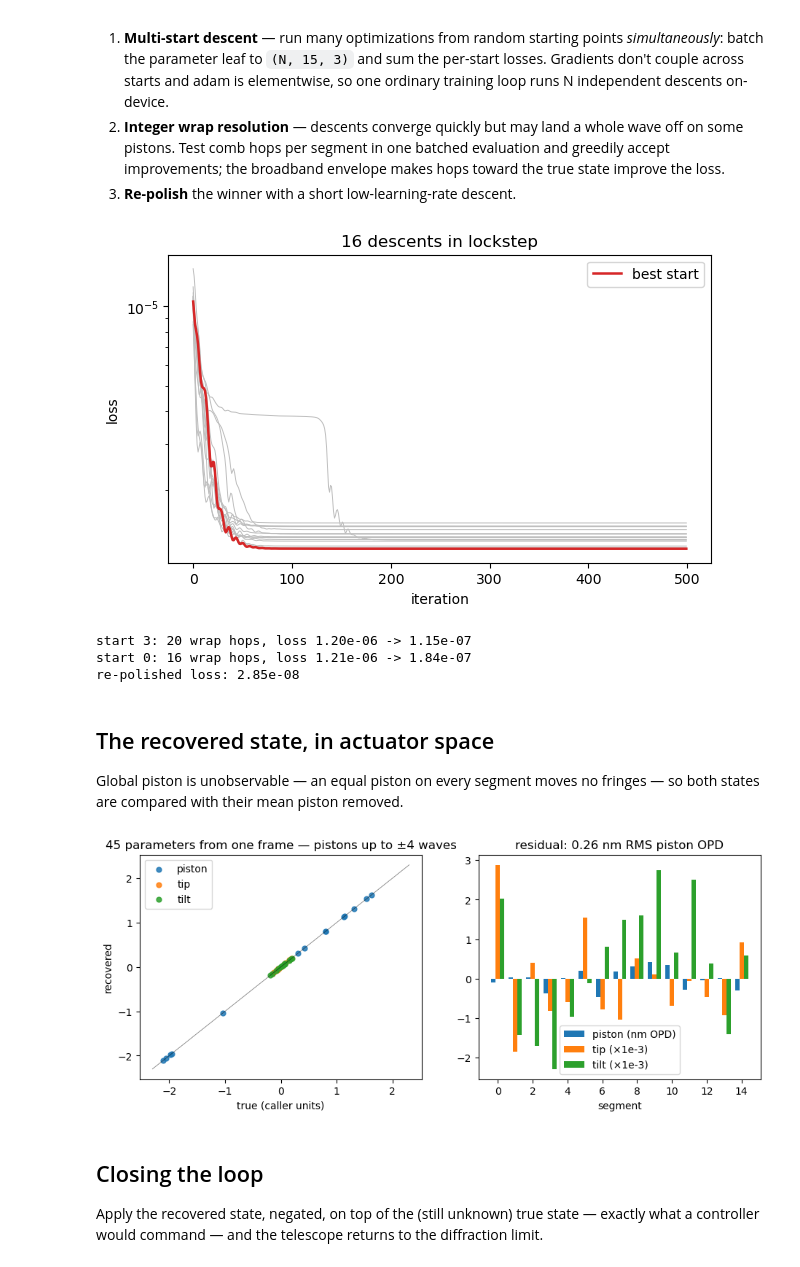
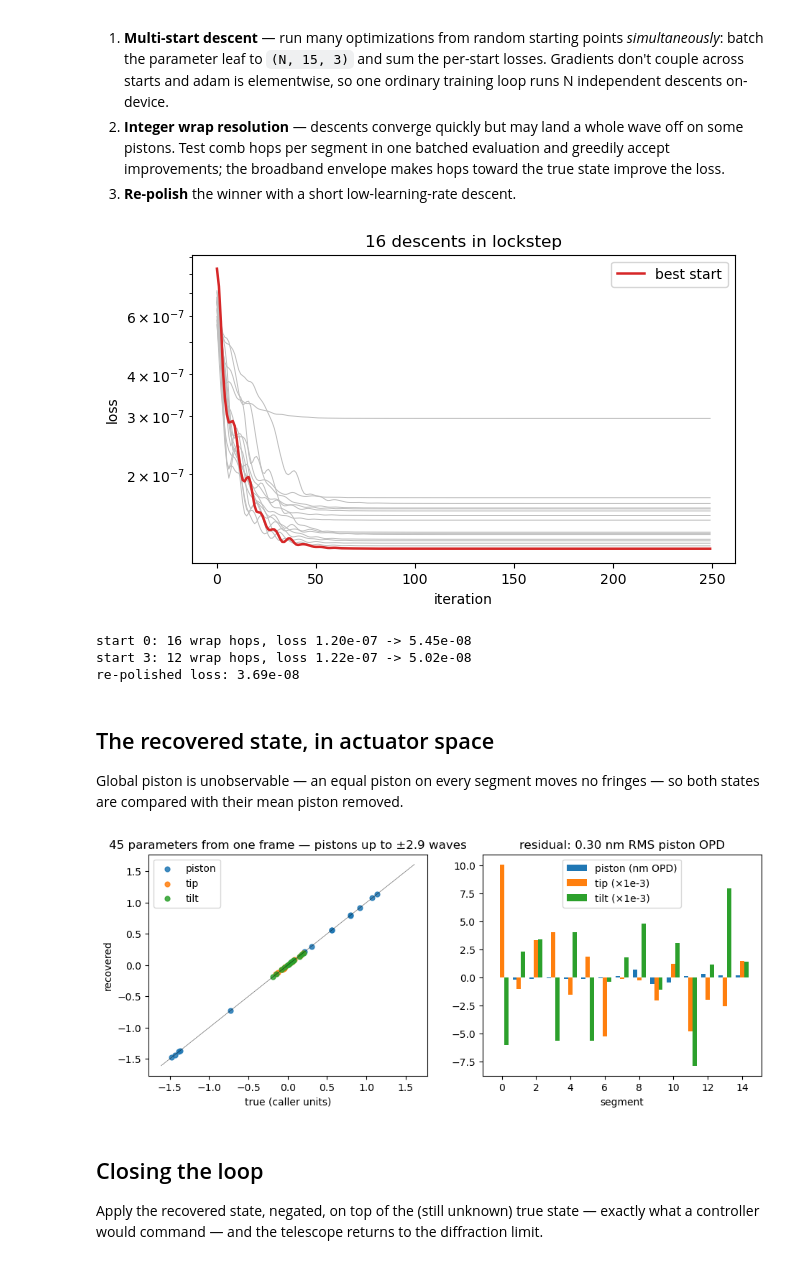
Before and after one commit to icunnyngham/telescope-sim, a Jupyter notebook: docs/tutorials/08_phase_retrieval.ipynb, the cells around one changed output. Drawn from its saved outputs; the diff is of its cells as text; code cells hidden in the pictures.

```diff
--- a/docs/tutorials/08_phase_retrieval.ipynb
+++ b/docs/tutorials/08_phase_retrieval.ipynb
@@ -20,15 +20,15 @@ from telescope_sim.config.loader import build
 from telescope_sim.config.schema import SimConfig
 from telescope_sim.helpers.diagnostics import plot_opd_and_psfs
 
-# The elf_15seg geometry with a single broadband band: 1 um
-# central wavelength, 10% fractional bandwidth, 13 samples.
+# The sELF array observed in its FPWFS band: 0.90-1.05 um
+# (15.4% at 0.975 um), 11 wavelength samples, 5 mas sampling.
 config = {
     "backend": "jax",
-    "pupil": {"resolution": 256, "extent": 3.1563881637},
+    "pupil": {"resolution": 256, "extent": 3.675},
     "aperture": {
         "type": "segmented_circular", "layout": "elf",
-        "n_segments": 15, "ring_radius": 1.25,
-        "segment_diameter": 0.5197792270, "supersample": 16,
+        "n_segments": 15, "ring_radius": 1.5,
+        "segment_diameter": 0.5, "supersample": 16,
     },
     "correctors": {
         "segments": {
@@ -40,24 +40,24 @@ config = {
     },
     "corrector_chain": ["segments"],
     "focal_planes": {
-        "band_1um": {
-            "type": "angular", "central_lam": 1.0e-6,
-            "focal_extent": 2.0, "focal_res": 160,
-            "fractional_bandwidth": 0.10, "num_samples": 13,
+        "fpwfs_band": {
+            "type": "angular", "central_lam": 0.975e-6,
+            "focal_extent": 3.2, "focal_res": 640,
+            "fractional_bandwidth": 0.1538, "num_samples": 11,
         }
     },
     "outputs": {
-        "psf": {"tap": {"type": "intensity", "focal_planes": ["band_1um"]},
+        "psf": {"tap": {"type": "intensity", "focal_planes": ["fpwfs_band"]},
                 "post_processing": [{"type": "max_intensity_norm"}]}
     },
 }
 sim = build(SimConfig.model_validate(config))
 
 # The unknown state to recover: random piston/tip/tilt on all 15
-# segments. Pistons span ±2 um of surface = ±4 um of OPD —
-# up to ±4 whole waves at 1 um, far beyond any monochromatic
-# capture range.
-PISTON_RANGE = 2.0
+# segments. Pistons span ±1.4 um of surface = ±2.8 um of OPD —
+# ±2.9 waves at 0.975 um, close to the band's ±3.2-wave
+# ambiguity limit and far beyond any monochromatic capture range.
+PISTON_RANGE = 1.4
 rng = np.random.default_rng(0)
 ptt_true = np.zeros((15, 3))
 ptt_true[:, 0] = rng.uniform(-PISTON_RANGE, PISTON_RANGE, 15)
@@ -145,7 +145,7 @@ def loss_fn(params, model, data):
     return per_start.sum(), per_start
 
 
-N_STARTS, ITERS = 16, 500
+N_STARTS, ITERS = 16, 250
 start_rng = np.random.default_rng(99)
 starts = np.zeros((N_STARTS, 15, 3))
 starts[1:, :, 0] = start_rng.uniform(-PISTON_RANGE, PISTON_RANGE,
@@ -174,20 +174,21 @@ plt.legend()
 plt.title(f"{N_STARTS} descents in lockstep")
 plt.show()
 # %% [output]
-[figure, old version]
+[figure, new version]
 # %%
 batched_loss = eqx.filter_jit(jax.vmap(one_loss, in_axes=(0, None, None)))
 
-# Piston comb offsets, in caller units (um of surface): 0.5 um of
-# surface is one wave of OPD at 1 um. Offsets up to four waves let
-# greedy hops compose their way out of the deepest wraps.
-DELTAS = [s * c for c in (0.5, 1.0, 1.5, 2.0) for s in (1.0, -1.0)]
+# Piston comb offsets, in caller units (um of surface): 0.4875 um
+# of surface is one wave of OPD at 0.975 um. Offsets up to four
+# waves let greedy hops compose their way out of the deepest wraps.
+WAVE = 0.975 / 2  # um of surface per wave of OPD
+DELTAS = [s * c * WAVE for c in (1, 2, 3, 4) for s in (1.0, -1.0)]
 
 
 def wrap_resolve(ptt, base):
     """Greedy per-segment piston comb hops, one batched eval per step."""
     hops = 0
-    for _ in range(60):
+    for _ in range(30):
         cands = np.repeat(ptt[None], 15 * len(DELTAS), axis=0)
         for i in range(15):
             for j, d in enumerate(DELTAS):
@@ -219,9 +220,9 @@ for _ in range(150):
 ptt_rec = np.asarray(polish["ptt"][0], dtype=float)
 print(f"re-polished loss: {float(loss):.2e}")
 # %% [output]
-start 3: 20 wrap hops, loss 1.20e-06 -> 1.15e-07
-start 0: 16 wrap hops, loss 1.21e-06 -> 1.84e-07
-re-polished loss: 2.85e-08
+start 0: 16 wrap hops, loss 1.20e-07 -> 5.45e-08
+start 3: 12 wrap hops, loss 1.22e-07 -> 5.02e-08
+re-polished loss: 3.69e-08
 # %% [markdown]
 ## The recovered state, in actuator space
 
@@ -229,33 +230,33 @@ Global piston is unobservable — an equal piston on every segment moves no frin
 # %%
 t = ptt_true.copy()
 h = ptt_rec.copy()
 t[:, 0] -= t[:, 0].mean()
 h[:, 0] -= h[:, 0].mean()
 res = h - t
 
 fig, axes = plt.subplots(1, 2, figsize=(11, 4))
 for k, (label, color) in enumerate(zip(["piston", "tip", "tilt"],
                                        ["C0", "C1", "C2"])):
     axes[0].scatter(t[:, k], h[:, k], s=24, color=color, label=label,
                     alpha=0.85)
 lim = PISTON_RANGE * 1.15
 axes[0].plot([-lim, lim], [-lim, lim], "k-", lw=0.6, alpha=0.5)
 axes[0].set_xlabel("true (caller units)")
 axes[0].set_ylabel("recovered")
-axes[0].set_title("45 parameters from one frame — pistons up to ±4 waves")
+axes[0].set_title("45 parameters from one frame — pistons up to ±2.9 waves")
 axes[0].legend()
 
 x = np.arange(15)
 axes[1].bar(x - 0.25, res[:, 0] * 2e3, 0.25, label="piston (nm OPD)")
 axes[1].bar(x, res[:, 1] * 1e3, 0.25, label="tip (×1e-3)")
 axes[1].bar(x + 0.25, res[:, 2] * 1e3, 0.25, label="tilt (×1e-3)")
 axes[1].set_xlabel("segment")
 axes[1].set_title(
     f"residual: {np.sqrt(np.mean(res[:, 0] ** 2)) * 2e3:.2f} nm RMS piston OPD")
 axes[1].legend()
 plt.show()
 # %% [output]
-[figure, old version]
+[figure, new version]
 # %% [markdown]
 ## Closing the loop
 
```
Also changed, not shown: parts of 4 cells of this notebook, 12 other files.
